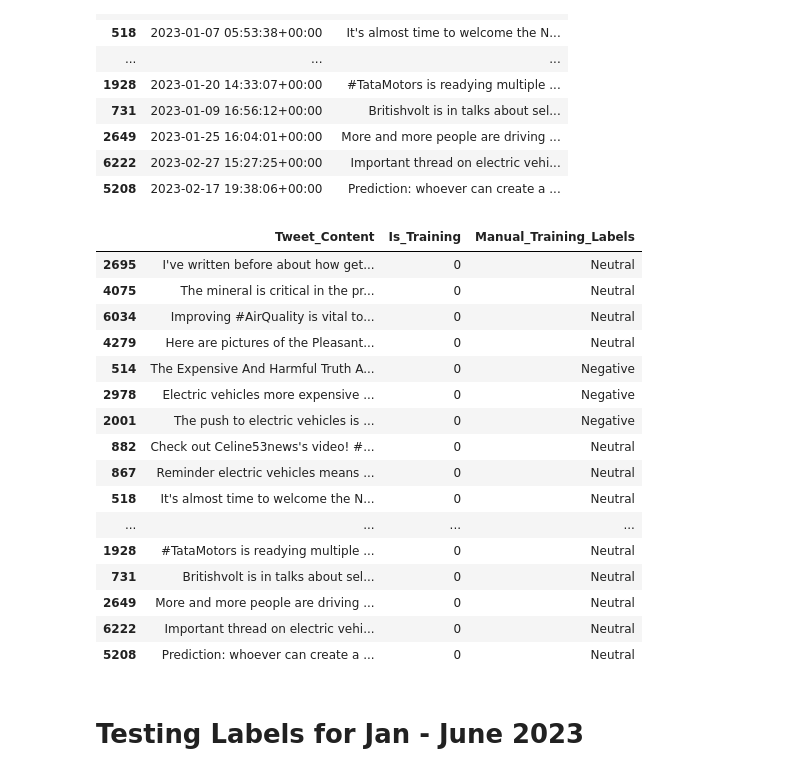
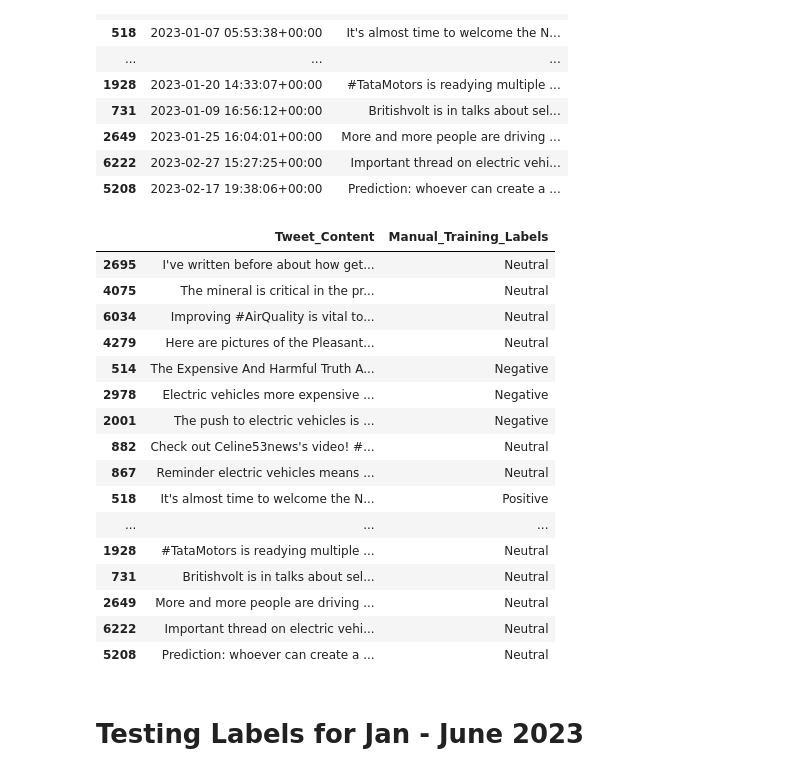
Before and after one commit to rrandev03/NLP_Final, a Jupyter notebook: 200_code/fan_labeling.ipynb, the cells around one changed output. Saved outputs shown, nothing was run; the diff lists cells and outputs as text; code cells hidden in the pictures.

```diff
--- a/200_code/fan_labeling.ipynb
+++ b/200_code/fan_labeling.ipynb
@@ -70,28 +70,26 @@ train_manual_labels = [
 assert len(train_manual_labels) == 25
 # %%
 jan_2023.loc[train, "Manual_Training_Labels"] = train_manual_labels
-# %%
-jan_2023["Is_Training"] = jan_2023["Manual_Training_Labels"].isna().astype(int)
 # %%
-jan_2023.loc[train][["Tweet_Content", "Is_Training", "Manual_Training_Labels"]]
+jan_2023.loc[train][["Tweet_Content", "Manual_Training_Labels"]]
 # %% [output]
-|  | Tweet_Content | Is_Training | Manual_Training_Labels |
-| 2695 | I've written before about how get... | 0 | Neutral |
-| 4075 | The mineral is critical in the pr... | 0 | Neutral |
-| 6034 | Improving #AirQuality is vital to... | 0 | Neutral |
-| 4279 | Here are pictures of the Pleasant... | 0 | Neutral |
-| 514 | The Expensive And Harmful Truth A... | 0 | Negative |
-| 2978 | Electric vehicles more expensive ... | 0 | Negative |
-| 2001 | The push to electric vehicles is ... | 0 | Negative |
-| 882 | Check out Celine53news's video! #... | 0 | Neutral |
-| 867 | Reminder electric vehicles means ... | 0 | Neutral |
-| 518 | It's almost time to welcome the N... | 0 | Neutral |
-| ... | ... | ... | ... |
-| 1928 | #TataMotors is readying multiple ... | 0 | Neutral |
-| 731 | Britishvolt is in talks about sel... | 0 | Neutral |
-| 2649 | More and more people are driving ... | 0 | Neutral |
-| 6222 | Important thread on electric vehi... | 0 | Neutral |
-| 5208 | Prediction: whoever can create a ... | 0 | Neutral |
+|  | Tweet_Content | Manual_Training_Labels |
+| 2695 | I've written before about how get... | Neutral |
+| 4075 | The mineral is critical in the pr... | Neutral |
+| 6034 | Improving #AirQuality is vital to... | Neutral |
+| 4279 | Here are pictures of the Pleasant... | Neutral |
+| 514 | The Expensive And Harmful Truth A... | Negative |
+| 2978 | Electric vehicles more expensive ... | Negative |
+| 2001 | The push to electric vehicles is ... | Negative |
+| 882 | Check out Celine53news's video! #... | Neutral |
+| 867 | Reminder electric vehicles means ... | Neutral |
+| 518 | It's almost time to welcome the N... | Positive |
+| ... | ... | ... |
+| 1928 | #TataMotors is readying multiple ... | Neutral |
+| 731 | Britishvolt is in talks about sel... | Neutral |
+| 2649 | More and more people are driving ... | Neutral |
+| 6222 | Important thread on electric vehi... | Neutral |
+| 5208 | Prediction: whoever can create a ... | Neutral |
 # %% [markdown]
 # Testing Labels for Jan - June 2023
 # %%
```
Also changed, not shown: parts of 7 cells of this notebook, 3 other files.
